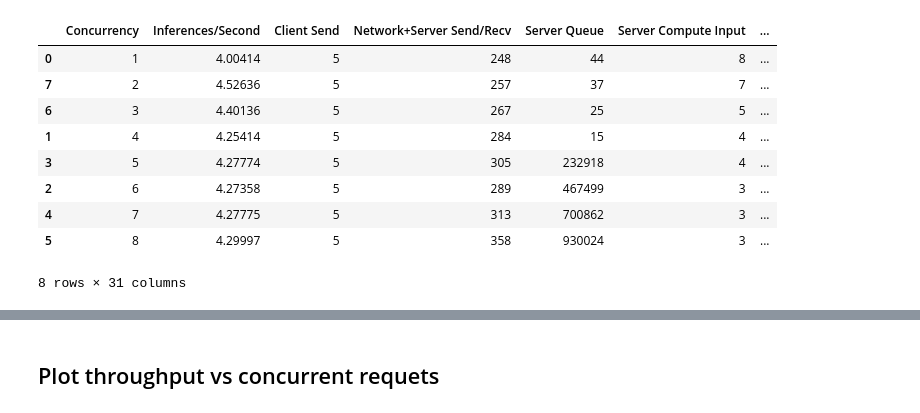
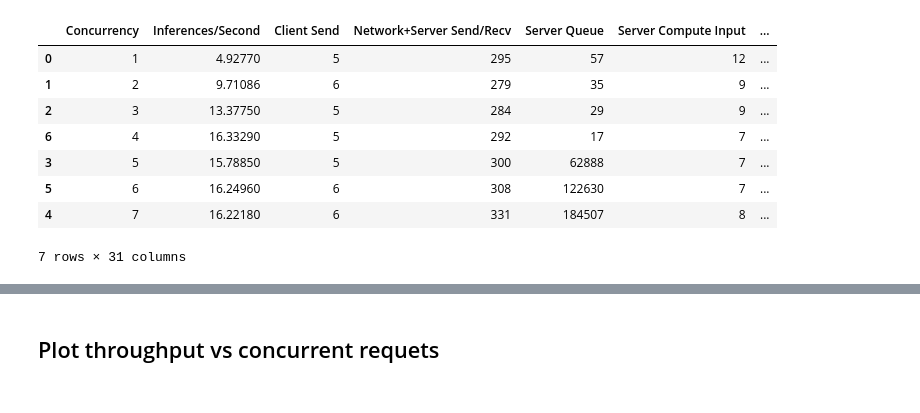
Before and after one commit to milescb/traccc-aaS-performance, a Jupyter notebook: multi_GPU_studies.ipynb, the cells around one changed output, grey strips where cells are left out. Cells and saved outputs as stored; diff of their text form; code cells hidden in the pictures.

```diff
--- a/multi_GPU_studies.ipynb
+++ b/multi_GPU_studies.ipynb
@@ -1,27 +1,26 @@
 # %%
 import pandas as pd
 import matplotlib.pyplot as plt
 
 import mplhep as hep
 hep.style.use(hep.style.ATLAS)
 
 from performance.utils import clean_pandas_df
 
-IN_DIR = "data/initialize_everything/"
+IN_DIR = "data/main_traccc/"
 IN_FILE = "1insts_4gpus/gpu_1instance_sync.csv"
-OUT_DIR = IN_DIR
+OUT_DIR = "data/main_traccc_nom/"
 
 data = pd.read_csv(IN_DIR + IN_FILE)
 data = clean_pandas_df(data)
 data
 # %% [output]
 |  | Concurrency | Inferences/Second | Client Send | Network+Server Send/Recv | Server Queue | Server Compute Input | ... |
-| 0 | 1 | 4.00414 | 5 | 248 | 44 | 8 | ... |
-| 7 | 2 | 4.52636 | 5 | 257 | 37 | 7 | ... |
-| 6 | 3 | 4.40136 | 5 | 267 | 25 | 5 | ... |
-| 1 | 4 | 4.25414 | 5 | 284 | 15 | 4 | ... |
-| 3 | 5 | 4.27774 | 5 | 305 | 232918 | 4 | ... |
-| 2 | 6 | 4.27358 | 5 | 289 | 467499 | 3 | ... |
-| 4 | 7 | 4.27775 | 5 | 313 | 700862 | 3 | ... |
-| 5 | 8 | 4.29997 | 5 | 358 | 930024 | 3 | ... |
+| 0 | 1 | 4.92770 | 5 | 295 | 57 | 12 | ... |
+| 1 | 2 | 9.71086 | 6 | 279 | 35 | 9 | ... |
+| 2 | 3 | 13.37750 | 5 | 284 | 29 | 9 | ... |
+| 6 | 4 | 16.33290 | 5 | 292 | 17 | 7 | ... |
+| 3 | 5 | 15.78850 | 5 | 300 | 62888 | 7 | ... |
+| 5 | 6 | 16.24960 | 6 | 308 | 122630 | 7 | ... |
+| 4 | 7 | 16.22180 | 6 | 331 | 184507 | 8 | ... |
-8 rows × 31 columns
+7 rows × 31 columns
```
Also changed, not shown: parts of 3 cells of this notebook, 3 other files.
